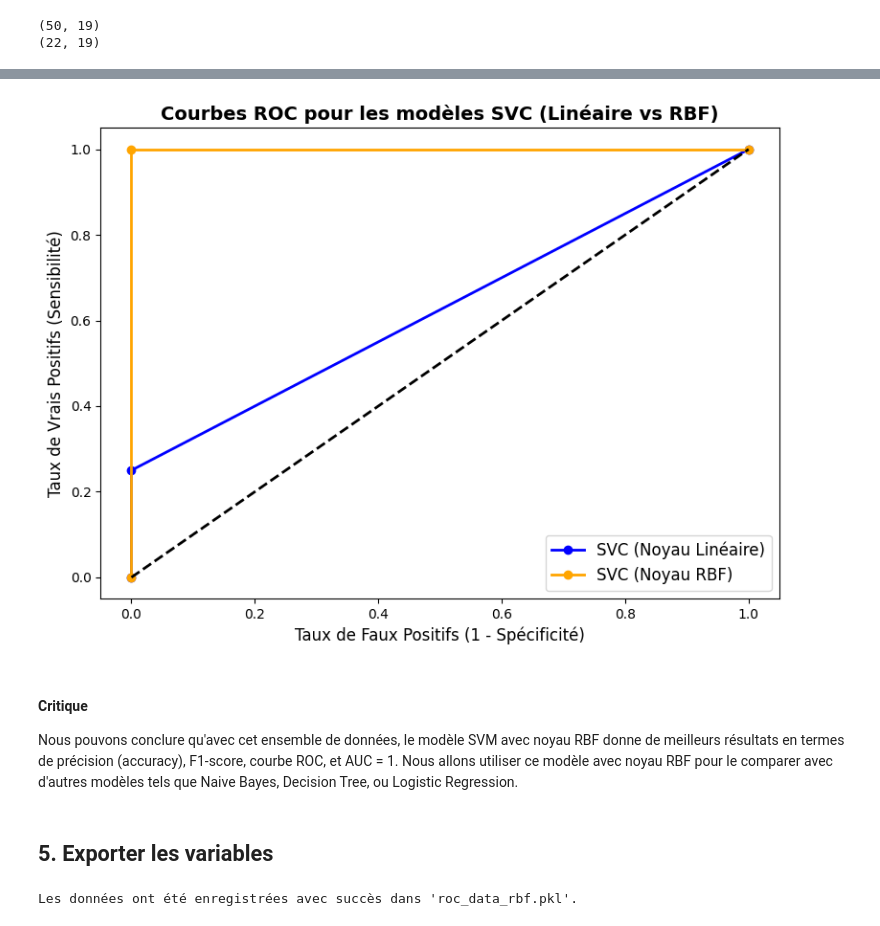
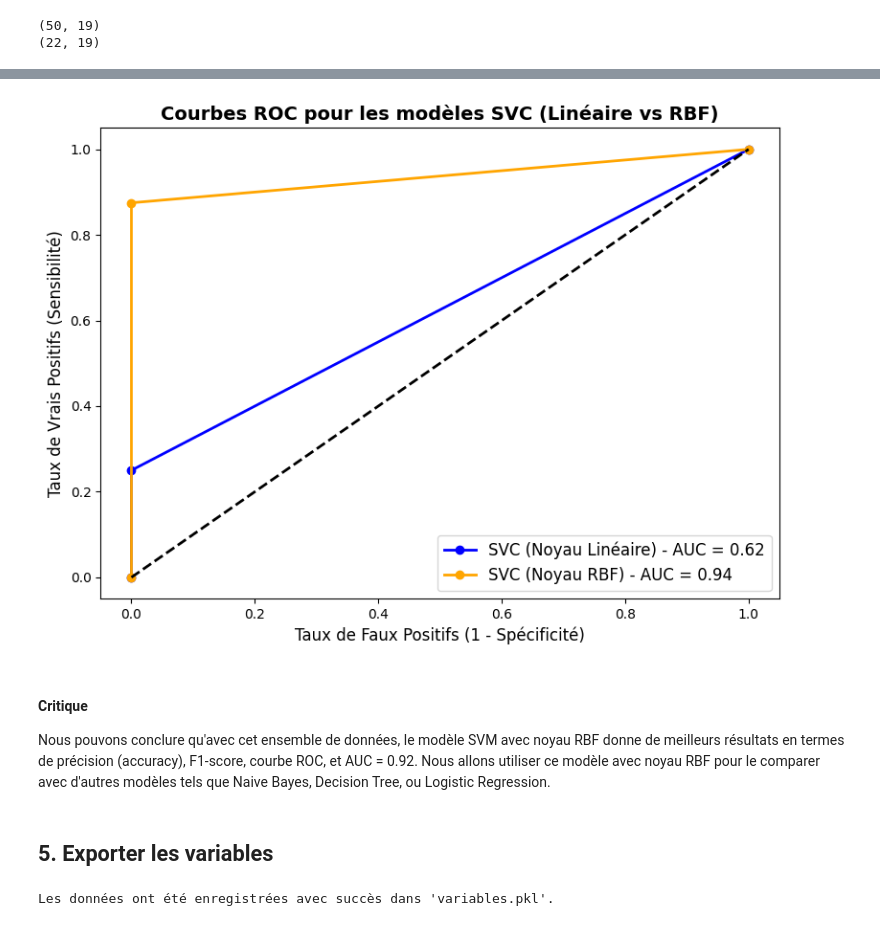
Before and after one commit to marktr11/Cervical-Cancer-Risk-Classification, a Jupyter notebook: Code/SVM.ipynb, the cells around one changed output, grey strips where cells are left out. Drawn from its saved outputs; the diff is of its cells as text; code cells hidden in the pictures.

```diff
--- a/Code/SVM.ipynb
+++ b/Code/SVM.ipynb
@@ -256,15 +227,12 @@ Confusion Matrix:
 # %%
-svc_best_rbf = SVC(C=10, kernel='rbf', probability=True)
+svc_best_rbf = SVC(C=1, kernel='rbf', probability=True)
 
 svc_best_rbf.fit(X_train_scaled, y_train)
 
 y_pred_rbf = svc_best_rbf.predict(X_test_scaled)
 
-accuracy = accuracy_score(y_test, y_pred_rbf)
-f1 = f1_score(y_test, y_pred_rbf)
 conf_matrix = confusion_matrix(y_test, y_pred_rbf)
 
-print(f"Accuracy: {accuracy}")
-print(f"F1-score: {f1}")
 print(f"Confusion Matrix:\n{conf_matrix}")
+print("\n Rapport de Classification :\n", classification_report(y_test, y_pred_rbf))
 # %% [output]
@@ -275,0 +261,4 @@ Confusion Matrix:
+# %%
+scaler = StandardScaler()
+X_train_scaled = scaler.fit_transform(X_train)
+X_test_scaled = scaler.transform(X_test)
@@ -276,47 +289,50 @@ Confusion Matrix:
 # %%
 import matplotlib.pyplot as plt
 from sklearn.metrics import roc_curve
 
-# Calcul des courbes ROC
 fpr_lin, tpr_lin, _ = roc_curve(y_test, y_pred_lin)  # ROC pour le modèle SVC avec noyau linéaire
 fpr_rbf, tpr_rbf, _ = roc_curve(y_test, y_pred_rbf)  # ROC pour le modèle SVC avec noyau RBF
 
+auc_lin = auc(fpr_lin, tpr_lin)  # AUC pour le modèle SVC avec noyau linéaire
+auc_rbf = auc(fpr_rbf, tpr_rbf)  # AUC pour le modèle SVC avec noyau RBF
+
 plt.figure(figsize=(8, 6))
 
-plt.plot(fpr_lin, tpr_lin, label='SVC (Noyau Linéaire)', linewidth=2, marker='o', markersize=6, markerfacecolor='blue', color='blue')
-plt.plot(fpr_rbf, tpr_rbf, label='SVC (Noyau RBF)', linewidth=2, marker='o', markersize=6, markerfacecolor='orange', color='orange')
+plt.plot(fpr_lin, tpr_lin, label=f'SVC (Noyau Linéaire) - AUC = {auc_lin:.2f}', linewidth=2, marker='o', markersize=6, markerfacecolor='blue', color='blue')
+plt.plot(fpr_rbf, tpr_rbf, label=f'SVC (Noyau RBF) - AUC = {auc_rbf:.2f}', linewidth=2, marker='o', markersize=6, markerfacecolor='orange', color='orange')
 
 # Tracer la ligne diagonale (modèle aléatoire avec AUC = 0.5)
 plt.plot([0, 1], [0, 1], 'k--', linewidth=2)
 
 plt.rcParams['font.size'] = 12
 plt.title('Courbes ROC pour les modèles SVC (Linéaire vs RBF)', fontsize=14, fontweight='bold')
 
 plt.xlabel('Taux de Faux Positifs (1 - Spécificité)', fontsize=12)
 plt.ylabel('Taux de Vrais Positifs (Sensibilité)', fontsize=12)
 
 plt.legend(loc='lower right', fontsize=12)
 
 # Afficher le graphique
 plt.tight_layout()
 plt.savefig("../Image/ROC_SVM.png")
 plt.show()
 # %% [output]
-[figure, old version]
+[figure, new version]
 # %% [markdown]
 #### Critique
 
-Nous pouvons conclure qu'avec cet ensemble de données, le modèle SVM avec noyau RBF donne de meilleurs résultats en termes de précision (accuracy), F1-score, courbe ROC, et AUC = 1. Nous allons utiliser ce modèle avec noyau RBF pour le comparer avec d'autres modèles tels que Naive Bayes, Decision Tree, ou Logistic Regression.
+Nous pouvons conclure qu'avec cet ensemble de données, le modèle SVM avec noyau RBF donne de meilleurs résultats en termes de précision (accuracy), F1-score, courbe ROC, et AUC = 0.92. Nous allons utiliser ce modèle avec noyau RBF pour le comparer avec d'autres modèles tels que Naive Bayes, Decision Tree, ou Logistic Regression.
 # %% [markdown]
 ## 5. Exporter les variables
 # %%
 roc_data_rbf = {
     'fpr_rbf': fpr_rbf,
-    'tpr_rbf': tpr_rbf
+    'tpr_rbf': tpr_rbf,
+    'auc_rbf': auc_rbf
 }
 
 with open('roc_data_rbf.pkl', 'wb') as file:
     pickle.dump(roc_data_rbf, file)
-print("Les données ont été enregistrées avec succès dans 'roc_data_rbf.pkl'.")
+print("Les données ont été enregistrées avec succès dans 'variables.pkl'.")
 # %% [output]
-Les données ont été enregistrées avec succès dans 'roc_data_rbf.pkl'.
+Les données ont été enregistrées avec succès dans 'variables.pkl'.
```
Also changed, not shown: parts of 9 cells of this notebook, 5 other files.
